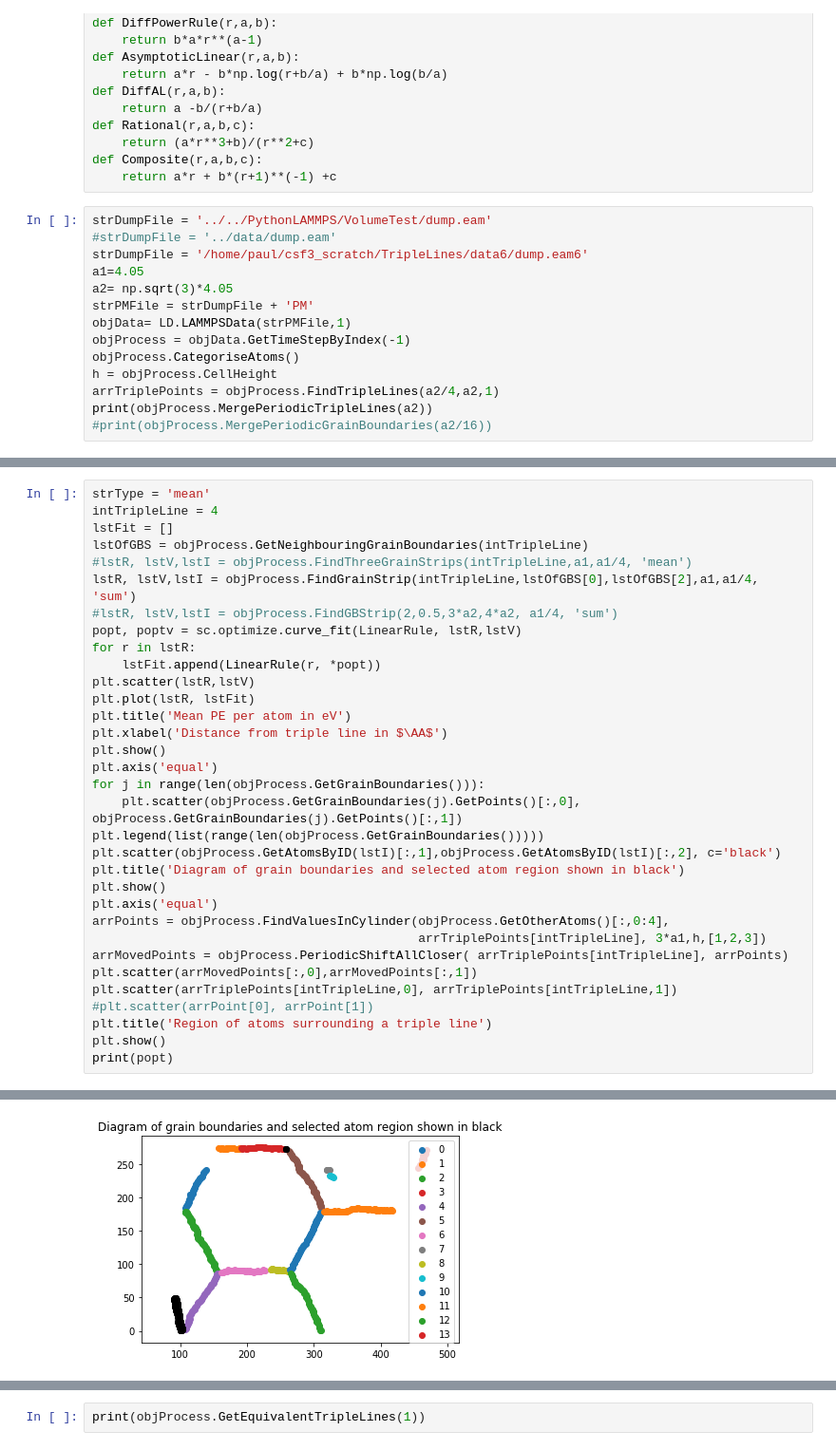
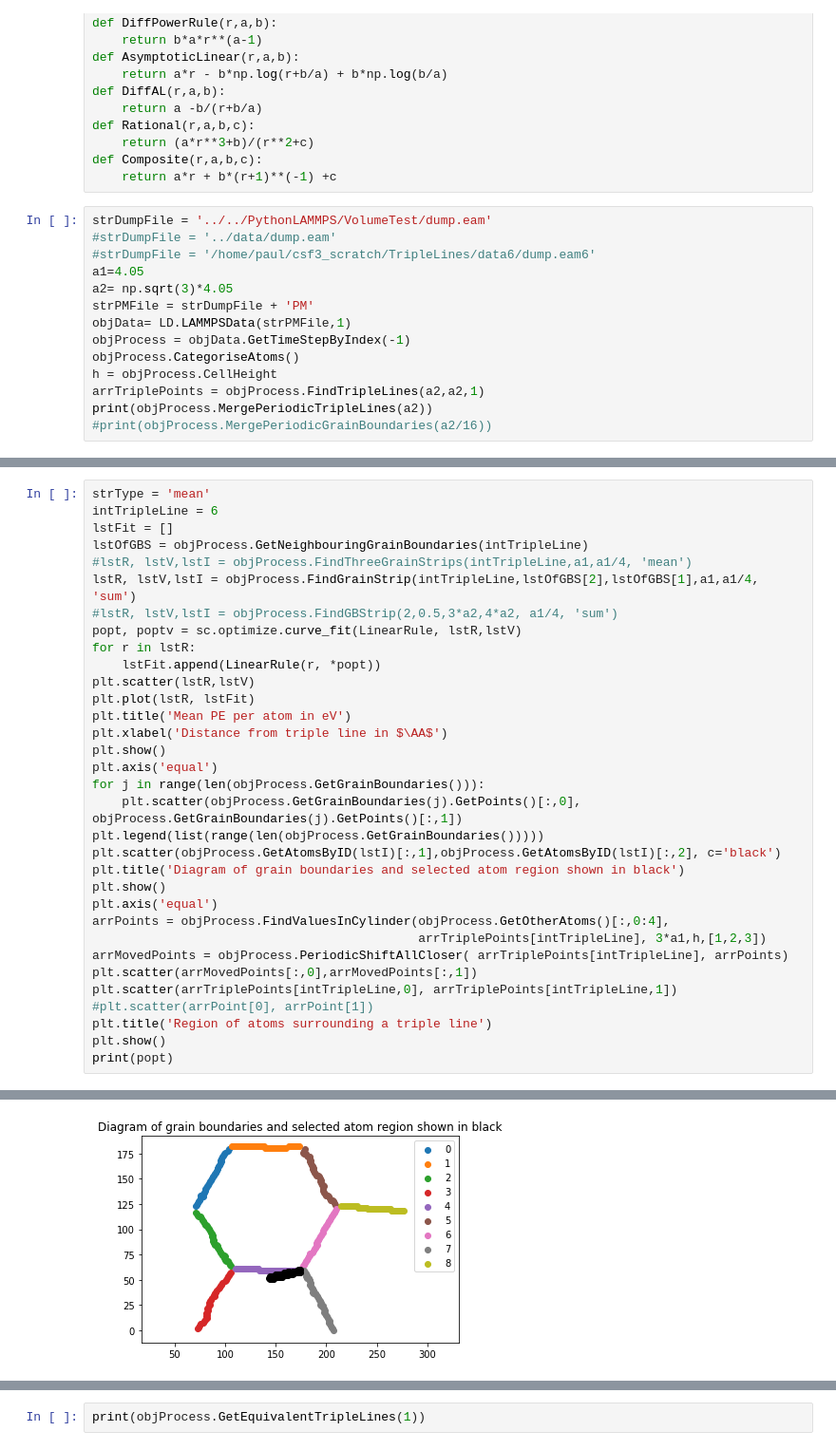
Before and after one commit to PaulTwine/TripleLines.github.io, a Jupyter notebook: TripleLine Fitting.ipynb, the cells around one changed output, grey strips where cells are left out. Shown at 95% size. Saved outputs shown, nothing was run; the diff lists cells and outputs as text.

Commit message:
Bug fixes due to equidistante triple point position

```diff
--- a/TripleLine Fitting.ipynb
+++ b/TripleLine Fitting.ipynb
@@ -51,7 +51,7 @@ def Composite(r,a,b,c):
 # %%
 strDumpFile = '../../PythonLAMMPS/VolumeTest/dump.eam'
 #strDumpFile = '../data/dump.eam'
-strDumpFile = '/home/paul/csf3_scratch/TripleLines/data6/dump.eam6'
+#strDumpFile = '/home/paul/csf3_scratch/TripleLines/data6/dump.eam6'
 a1=4.05
 a2= np.sqrt(3)*4.05
 strPMFile = strDumpFile + 'PM'
@@ -59,7 +59,7 @@ objData= LD.LAMMPSData(strPMFile,1)
 objProcess = objData.GetTimeStepByIndex(-1)
 objProcess.CategoriseAtoms()
 h = objProcess.CellHeight
-arrTriplePoints = objProcess.FindTripleLines(a2/4,a2,1)
+arrTriplePoints = objProcess.FindTripleLines(a2,a2,1)
 print(objProcess.MergePeriodicTripleLines(a2))
 #print(objProcess.MergePeriodicGrainBoundaries(a2/16))
 # %% [output]
@@ -67,10 +67,10 @@ print(objProcess.MergePeriodicTripleLines(a2))
 # %%
 strType = 'mean'
-intTripleLine = 4
+intTripleLine = 6
 lstFit = []
 lstOfGBS = objProcess.GetNeighbouringGrainBoundaries(intTripleLine)
 #lstR, lstV,lstI = objProcess.FindThreeGrainStrips(intTripleLine,a1,a1/4, 'mean')
-lstR, lstV,lstI = objProcess.FindGrainStrip(intTripleLine,lstOfGBS[0],lstOfGBS[2],a1,a1/4, 'sum')
+lstR, lstV,lstI = objProcess.FindGrainStrip(intTripleLine,lstOfGBS[2],lstOfGBS[1],a1,a1/4, 'sum')
 #lstR, lstV,lstI = objProcess.FindGBStrip(2,0.5,3*a2,4*a2, a1/4, 'sum')
 popt, poptv = sc.optimize.curve_fit(LinearRule, lstR,lstV)
 for r in lstR:
@@ -102 +102 @@ print(popt)
-[figure, old version]
+[figure, new version]
```
Also changed, not shown: parts of 5 cells of this notebook, 4 other files.
